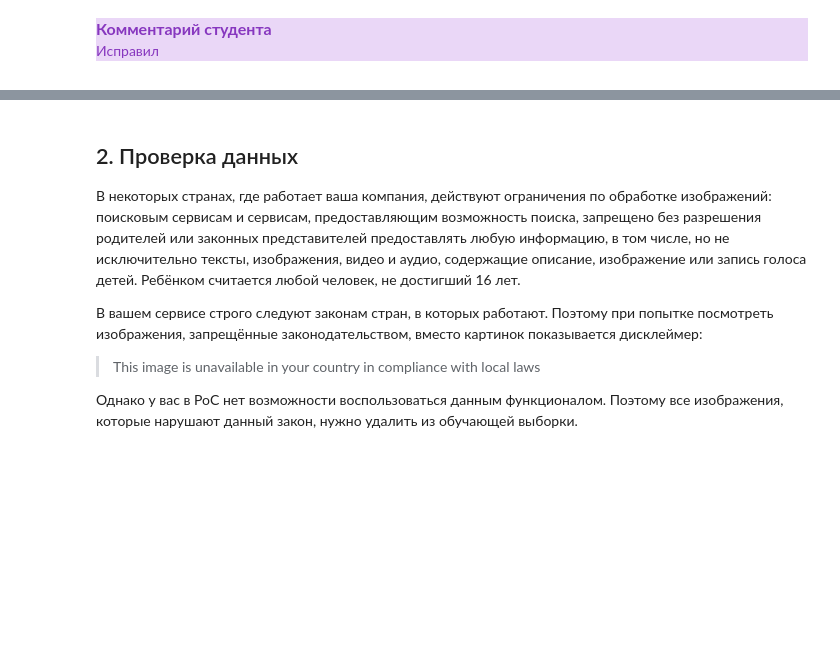
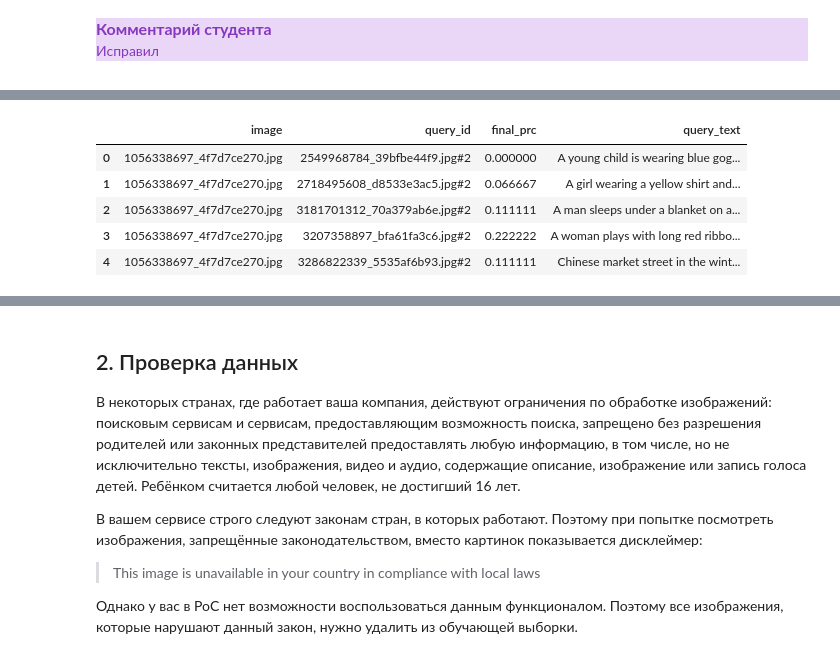
Before and after one commit to Andrefan1406/sb5, a Jupyter notebook: Андрей_Кузнецов_v1.ipynb, the cells around one changed output, grey strips where cells are left out. Saved outputs shown, nothing was run; the diff lists cells and outputs as text; code cells hidden in the pictures; blank space fills up the shorter version.

```diff
--- a/Андрей_Кузнецов_v1.ipynb
+++ b/Андрей_Кузнецов_v1.ipynb
@@ -400,0 +459,3 @@ memory usage: 53.1+ KB
+# %%
+df = merged_data[['image', 'query_id', 'final_prc']]
+df.head()
@@ -405,3 +473,13 @@ memory usage: 53.1+ KB
 
 Сейчас у тебя уже есть датафрейм с парами (изображение + описание)  и оценкой соотвтствия. В принципе на этих данных мы могли бы уже учить модели, не хватает только восстановить текстовое описание по query_id. Сделай это сейчас и все дальнейшие операции (чистку, векторизацию и т.д.) можно вести уже с этим основным датафреймом.
 </div>
+# %%
+df_final = pd.merge(df, train_data, on=['image', 'query_id'], how='left')
+df_final.head()
+# %% [output]
+|  | image | query_id | final_prc | query_text |
+| 0 | 1056338697_4f7d7ce270.jpg | 2549968784_39bfbe44f9.jpg#2 | 0.000000 | A young child is wearing blue gog... |
+| 1 | 1056338697_4f7d7ce270.jpg | 2718495608_d8533e3ac5.jpg#2 | 0.066667 | A girl wearing a yellow shirt and... |
+| 2 | 1056338697_4f7d7ce270.jpg | 3181701312_70a379ab6e.jpg#2 | 0.111111 | A man sleeps under a blanket on a... |
+| 3 | 1056338697_4f7d7ce270.jpg | 3207358897_bfa61fa3c6.jpg#2 | 0.222222 | A woman plays with long red ribbo... |
+| 4 | 1056338697_4f7d7ce270.jpg | 3286822339_5535af6b93.jpg#2 | 0.111111 | Chinese market street in the wint... |
```
Also changed, not shown: parts of 18 cells of this notebook.
